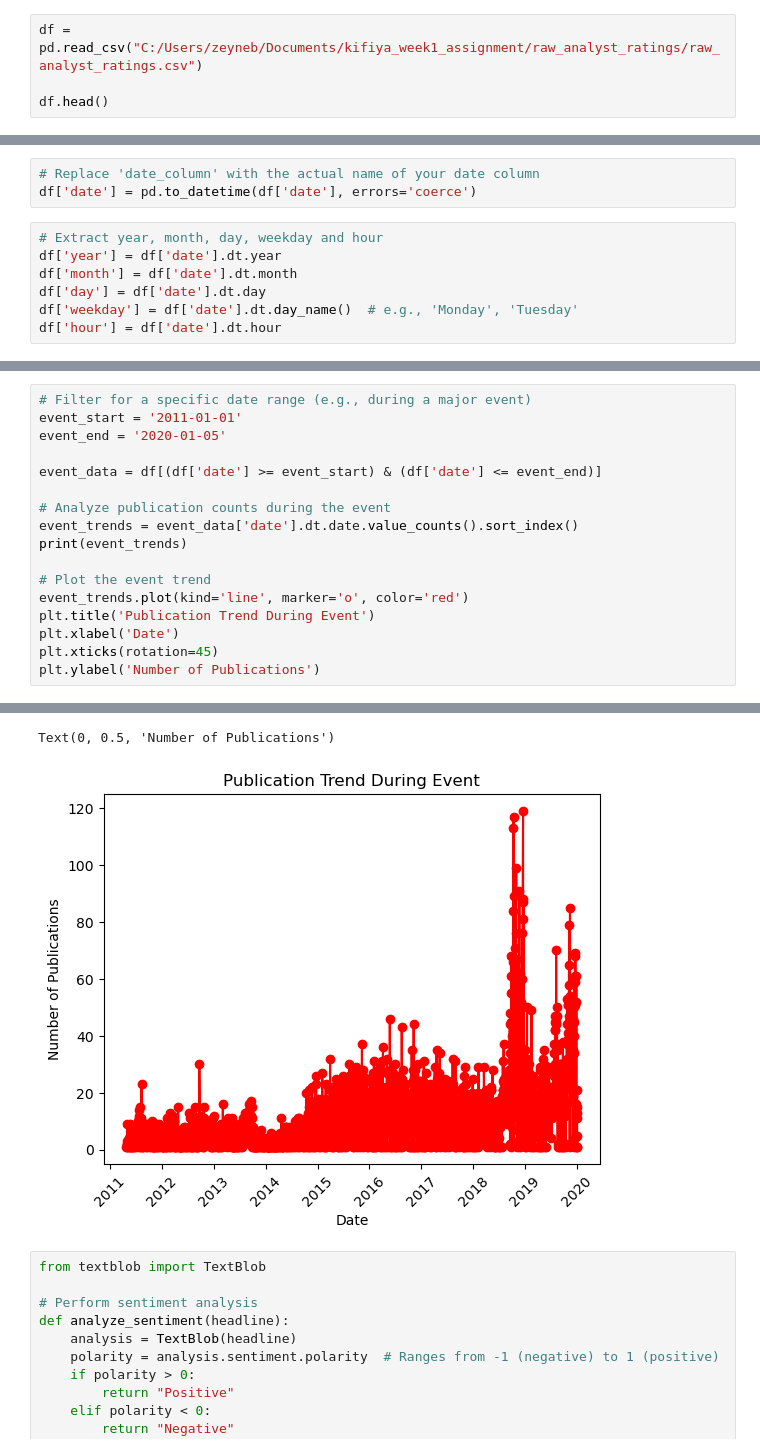
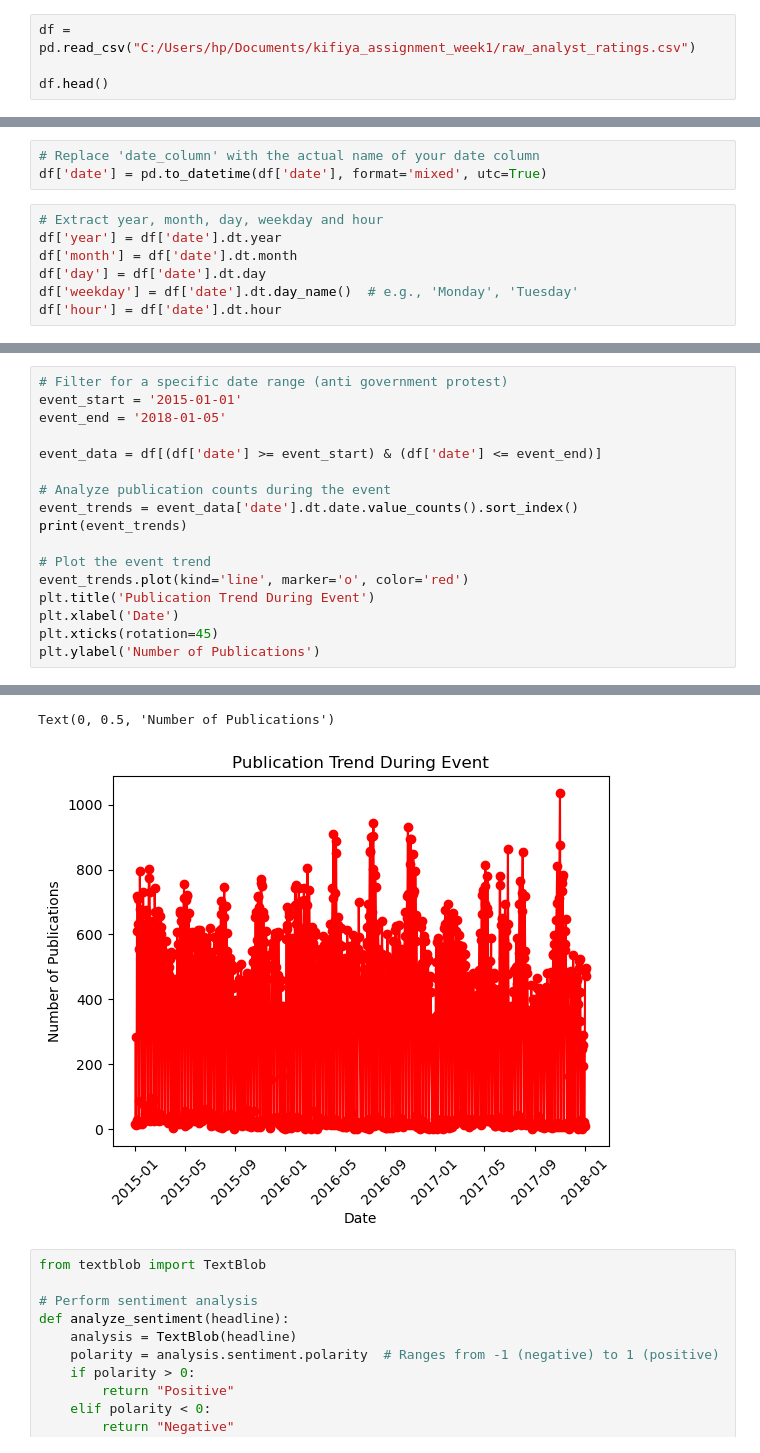
Before and after one commit to Zeyni12/stock_sentiment_correlation, a Jupyter notebook: notebooks/analysis.ipynb, the cells around one changed output, grey strips where cells are left out. Drawn from its saved outputs; the diff is of its cells as text.

```diff
--- a/notebooks/analysis.ipynb
+++ b/notebooks/analysis.ipynb
@@ -4,7 +4,7 @@ import matplotlib.pyplot as plt
 import seaborn as sns
 import os
 # %%
-df = pd.read_csv("C:/Users/zeyneb/Documents/kifiya_week1_assignment/raw_analyst_ratings/raw_analyst_ratings.csv")
+df = pd.read_csv("C:/Users/hp/Documents/kifiya_assignment_week1/raw_analyst_ratings.csv")
 
 df.head()
 # %% [output]
@@ -93,7 +90,7 @@ Most Active Publishers:
 9     Benzinga Staff          28114
 # %%
 # Replace 'date_column' with the actual name of your date column
-df['date'] = pd.to_datetime(df['date'], errors='coerce')
+df['date'] = pd.to_datetime(df['date'], format='mixed', utc=True)
 # %%
 # Extract year, month, day, weekday and hour
 df['year'] = df['date'].dt.year
@@ -232,7 +231,7 @@ plt.show()
 # %%
-# Filter for a specific date range (e.g., during a major event)
-event_start = '2011-01-01'
-event_end = '2020-01-05'
+# Filter for a specific date range (anti government protest)
+event_start = '2015-01-01'
+event_end = '2018-01-05'
 
 event_data = df[(df['date'] >= event_start) & (df['date'] <= event_end)]
 
@@ -263,5 +262,5 @@ Name: count, Length: 2379, dtype: int64
 Text(0, 0.5, 'Number of Publications')
-[figure, old version]
+[figure, new version]
 # %%
 from textblob import TextBlob
 
```
Also changed, not shown: parts of 13 cells of this notebook.
